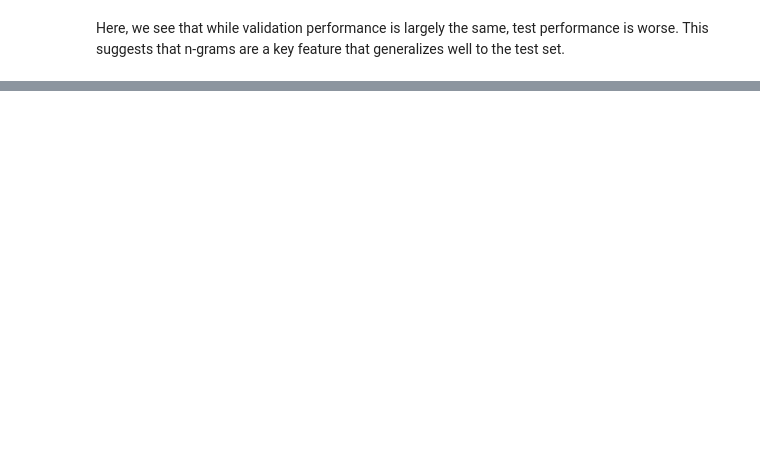
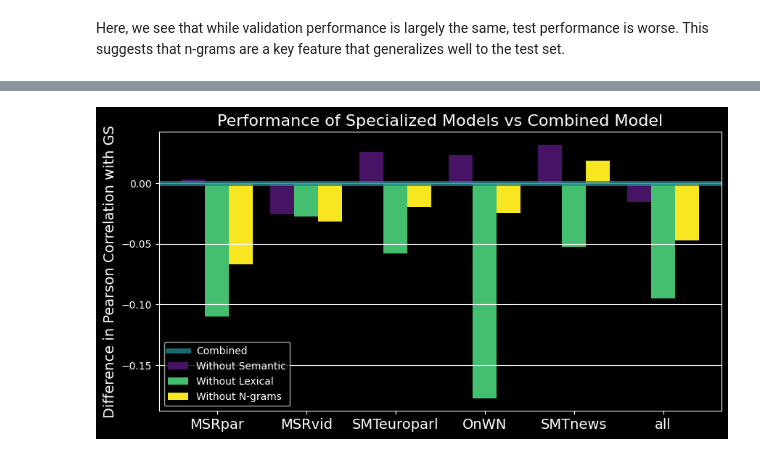
Before and after one commit to ZachParent/mai-intro-to-human-language-technologies, a Jupyter notebook: project/notebooks/train_and_evaluate.ipynb, the cells around one changed output, grey strips where cells are left out. Cells and saved outputs as stored; diff of their text form; code cells hidden in the pictures; blank space fills up the shorter version.

```diff
--- a/project/notebooks/train_and_evaluate.ipynb
+++ b/project/notebooks/train_and_evaluate.ipynb
@@ -338,2 +361,24 @@ results_to_beat
+# %%
+import matplotlib.pyplot as plt
+fig, ax = plt.subplots(figsize=(10, 5))
+
+differences = pd.DataFrame({
+    'without_semantic_vs_all': test_results_all['without_semantic'] - test_results_all['all'],
+    'without_lexical_vs_all': test_results_all['without_lexical'] - test_results_all['all'],
+    'without_ngrams_vs_all': test_results_all['without_ngrams'] - test_results_all['all']
+})
+
+differences.plot(kind='bar', ax=ax, color=[lexical_color, semantic_color, without_ngrams_color], width=0.8)
+ax.axhline(y=0, color=all_color, linestyle='-', alpha=0.8, linewidth=5)
+
+ax.set_ylabel("Difference in Pearson Correlation with GS", size=14)
+ax.set_xticklabels(ax.get_xticklabels(), rotation=0, size=14)
+ax.set_title("Performance of Specialized Models vs Combined Model", size=16)
+ax.legend(['Combined', 'Without Semantic', 'Without Lexical', 'Without N-grams'])
+ax.grid(axis='y')
+
+plt.show()
+# %% [output]
+[figure, added]
 # %% [markdown]
 # Discussion
```
Also changed, not shown: parts of 23 cells of this notebook, 1 other file.
